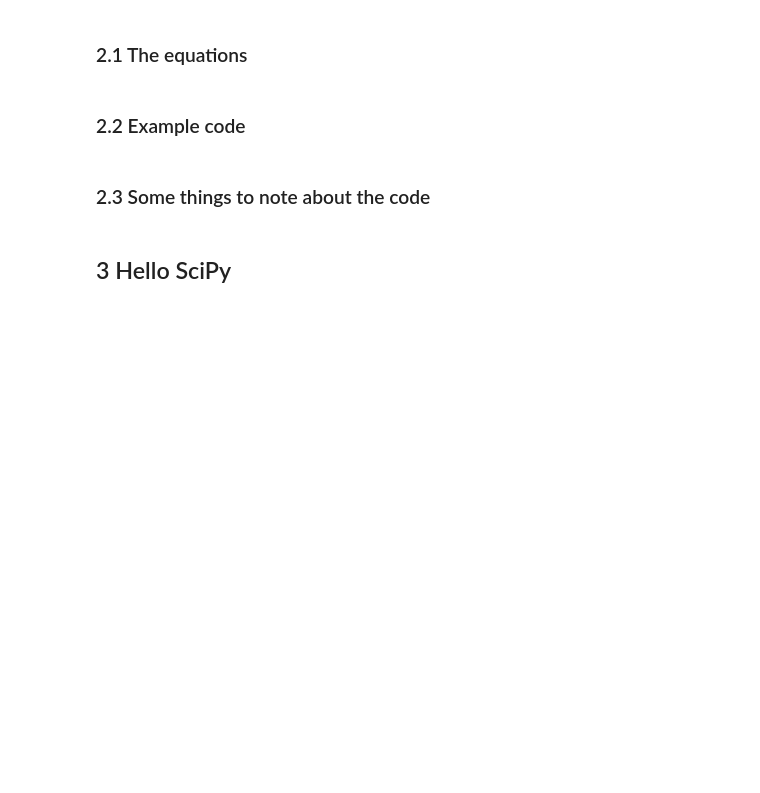
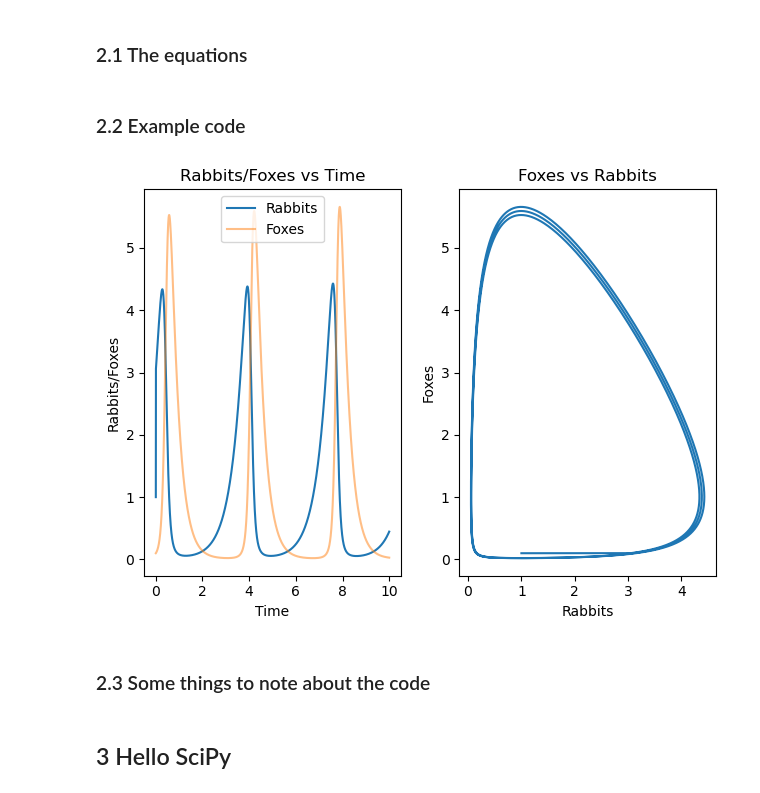
Before and after one commit to SPS-SP2273/learning-portfolio-e0967903, a Jupyter notebook: numerical solutions/numerical_solutions_(good).ipynb, the cells around one changed output. Drawn from its saved outputs; the diff is of its cells as text; code cells hidden in the pictures; blank space fills up the shorter version.

```diff
--- a/numerical solutions/numerical_solutions_(good).ipynb
+++ b/numerical solutions/numerical_solutions_(good).ipynb
@@ -102,8 +102,67 @@ plt.hlines(K, 0, data['time'][-1],
 # %% [markdown]
 ### 2.2 Example code
 # %%
+max_time = 10
+dt = 0.001
+rabbits0, foxes0 = 1, .1
+time, rabbits, foxes = 0, rabbits0, foxes0
+data = []
 
-# Your code here
+
+# Lotka-Volterra equations
+def drabbits_dt(rabbits, foxes): # dr/dt
+    a, b = 2, 2
+    return a*rabbits - b*rabbits*foxes #df/dt
+
+
+def dfoxes_dt(rabbits, foxes):
+    d, g = 3, 3
+    return d*foxes*rabbits - g*foxes
+
+
+while True:
+    data.append([time, rabbits, foxes])
+
+    # Don't update the original variables because we need the OLD values of rabbits to calculate foxes
+    rabbits_new += drabbits_dt(rabbits, foxes)*dt  # current rabbits + change in rabbits(negative value)
+
+    # Using the old value of rabbits
+    foxes += dfoxes_dt(rabbits, foxes)*dt
+
+    # No more need for two variables (only update rabbits once calculations are finished for the loop)
+    rabbits = rabbits_new
+
+    time += dt
+
+    if time > max_time:
+        break
+
+# Reorganising the data so I can easily access
+# them without having to mess with indices
+data = np.array(data)
+data = {'time': data[:, 0],
+        'rabbits': data[:, 1],
+        'foxes': data[:, 2],}
+
+fig, ax = plt.subplots(nrows=1, ncols=2)
+ax_with_time, ax_with_other = ax
+
+# Plotting the individual species
+ax_with_time.plot(data['time'], data['rabbits'], label='Rabbits')
+ax_with_time.plot(data['time'], data['foxes'], label='Foxes', alpha=.5)
+ax_with_time.set_ylabel('Rabbits/Foxes')
+ax_with_time.set_xlabel('Time')
+ax_with_time.set_title(f'Rabbits/Foxes vs Time')
+ax_with_time.legend()
+
+# Plotting one against the other
+ax_with_other.plot(data['rabbits'], data['foxes']) # the graph starts from (0.1,1) and goes anticlockwise
+ax_with_other.set_xlabel('Rabbits')
+ax_with_other.set_ylabel('Foxes')
+ax_with_other.set_title(f'Foxes vs Rabbits')
+plt.tight_layout()
+# %% [output]
+[figure, added]
 # %% [markdown]
 ### 2.3 Some things to note about the code
 # %%
```
Also changed, not shown: parts of 7 cells of this notebook.
